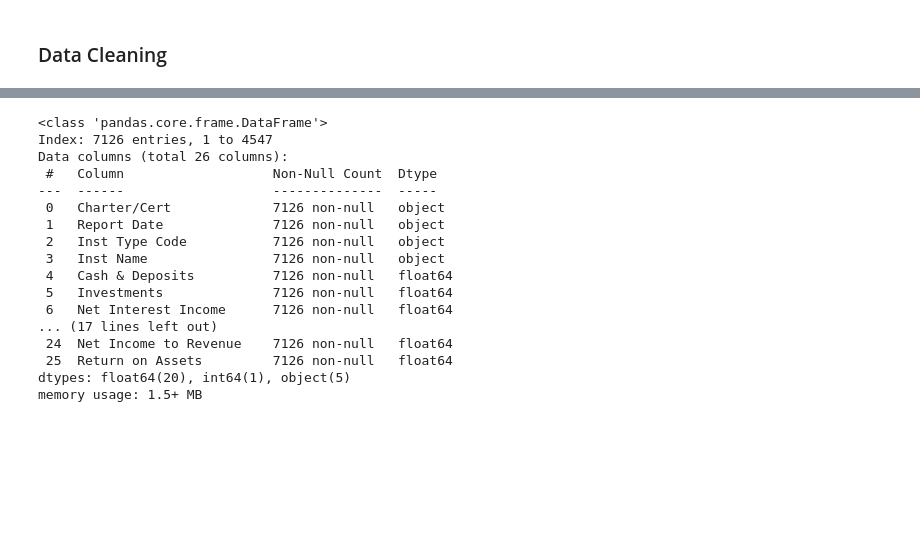
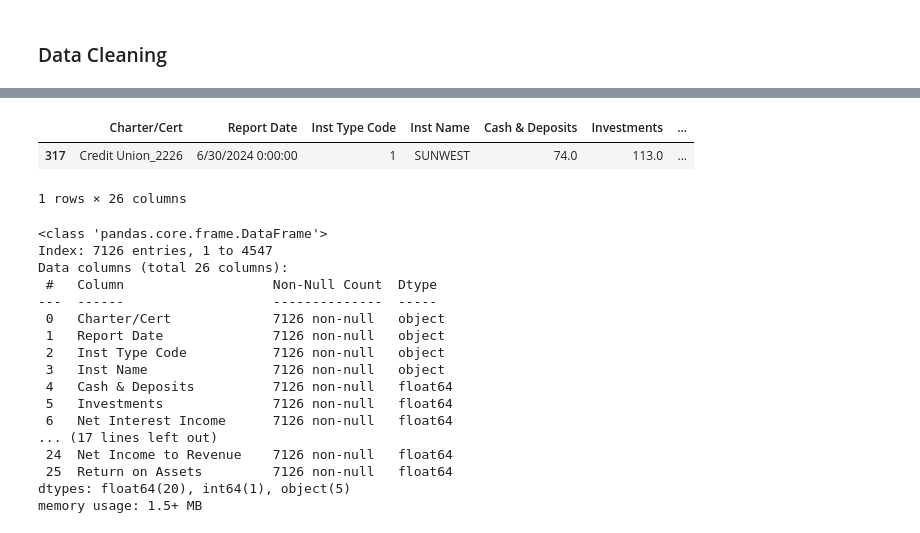
Before and after one commit to chrisdscholz/209R_viz, a Jupyter notebook: data_pipeline/Project4.ipynb, the cells around one changed output, grey strips where cells are left out. Cells and saved outputs as stored; diff of their text form; code cells hidden in the pictures; blank space fills up the shorter version.

```diff
--- a/data_pipeline/Project4.ipynb
+++ b/data_pipeline/Project4.ipynb
@@ -430,3 +414,9 @@ FIData
+# %%
+FIData[FIData['Charter/Cert'] == 'Credit Union_2226']
+# %% [output]
+|  | Charter/Cert | Report Date | Inst Type Code | Inst Name | Cash & Deposits | Investments | ... |
+| 317 | Credit Union_2226 | 6/30/2024 0:00:00 | 1 | SUNWEST | 74.0 | 113.0 | ... |
+1 rows × 26 columns
 # %%
 FIData.info()
 # %% [output]
```
Also changed, not shown: parts of 1 cell of this notebook, 2 other files.
